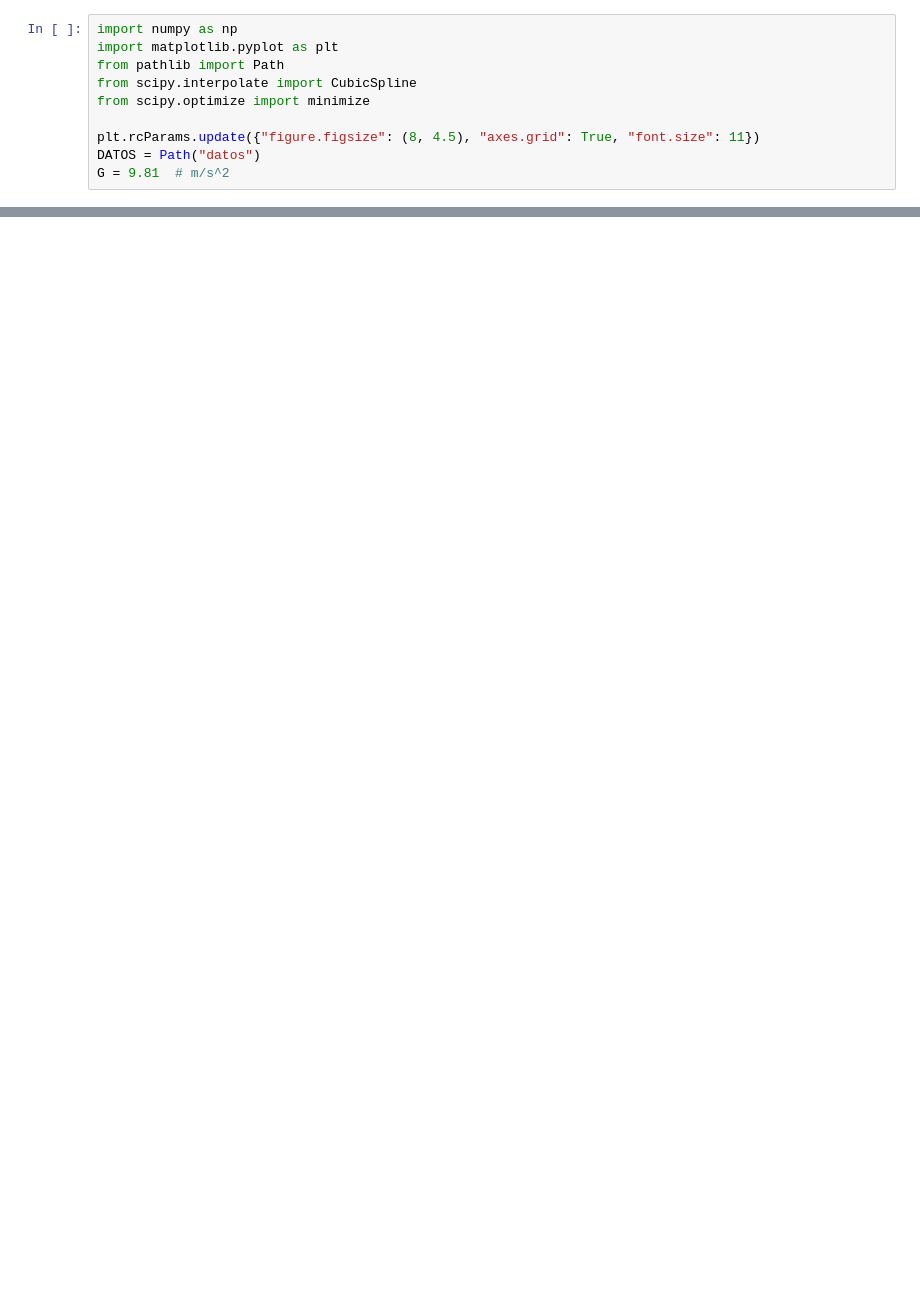
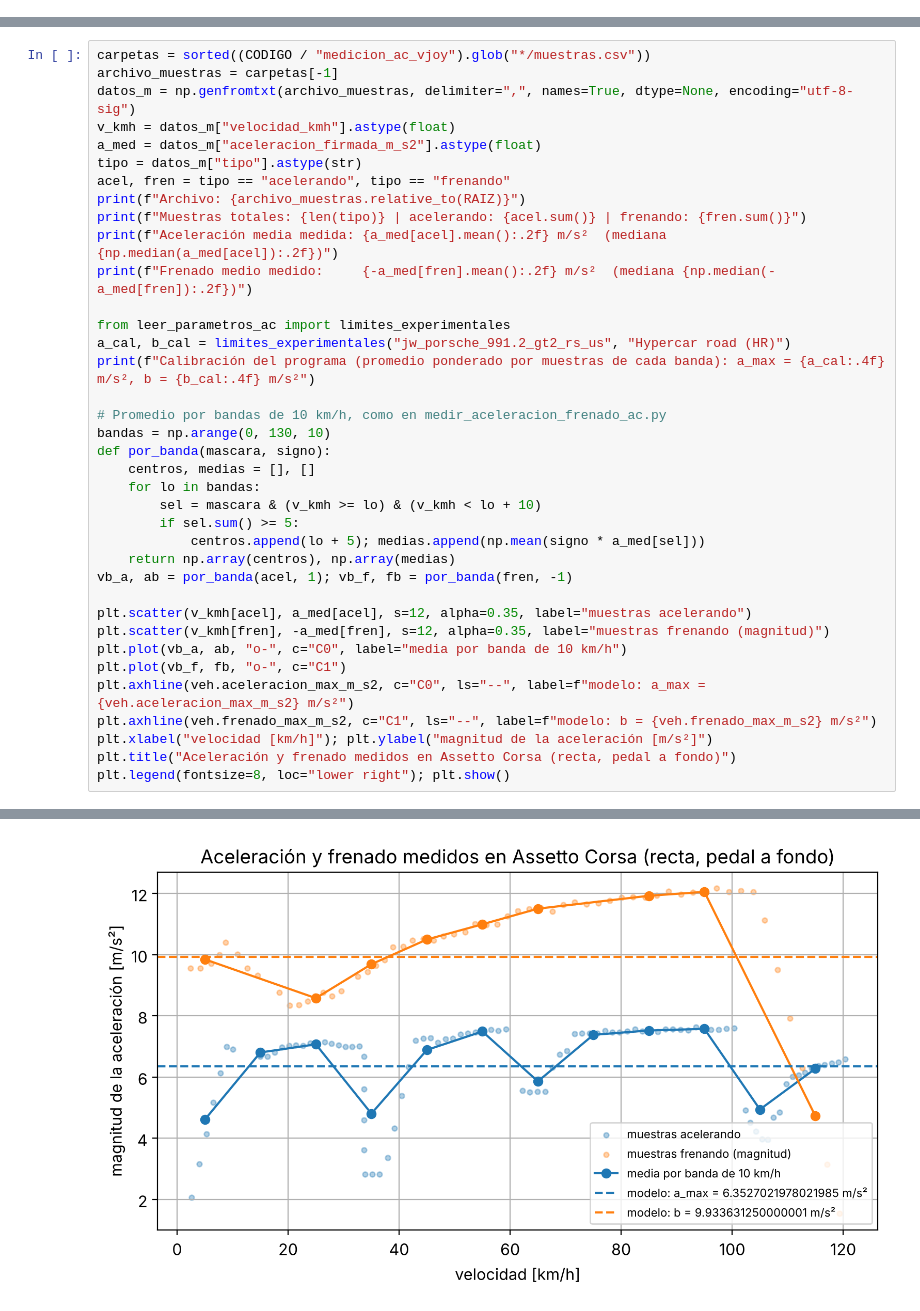
Before and after one commit to SamuelB562/Proyecto_Fisica, a Jupyter notebook: Proyecto_final_Fisica.ipynb, the cells around one changed output, grey strips where cells are left out. Cells and saved outputs as stored; diff of their text form; blank space fills up the shorter version.

```diff
--- a/Proyecto_final_Fisica.ipynb
+++ b/Proyecto_final_Fisica.ipynb
@@ -38,10 +0,0 @@ Los datos externos (geometría de Tocancipá y telemetría de Assetto Corsa) van
-# %%
-import numpy as np
-import matplotlib.pyplot as plt
-from pathlib import Path
-from scipy.interpolate import CubicSpline
-from scipy.optimize import minimize
-
-plt.rcParams.update({"figure.figsize": (8, 4.5), "axes.grid": True, "font.size": 11})
-DATOS = Path("datos")
-G = 9.81  # m/s^2
@@ -700,0 +405,38 @@ Recordar que todo lo que esté en el notebook puede ser objeto de preguntas en l
+# %%
+carpetas = sorted((CODIGO / "medicion_ac_vjoy").glob("*/muestras.csv"))
+archivo_muestras = carpetas[-1]
+datos_m = np.genfromtxt(archivo_muestras, delimiter=",", names=True, dtype=None, encoding="utf-8-sig")
+v_kmh = datos_m["velocidad_kmh"].astype(float)
+a_med = datos_m["aceleracion_firmada_m_s2"].astype(float)
+tipo = datos_m["tipo"].astype(str)
+acel, fren = tipo == "acelerando", tipo == "frenando"
+print(f"Archivo: {archivo_muestras.relative_to(RAIZ)}")
+print(f"Muestras totales: {len(tipo)} | acelerando: {acel.sum()} | frenando: {fren.sum()}")
+print(f"Aceleración media medida: {a_med[acel].mean():.2f} m/s²  (mediana {np.median(a_med[acel]):.2f})")
+print(f"Frenado medio medido:     {-a_med[fren].mean():.2f} m/s²  (mediana {np.median(-a_med[fren]):.2f})")
+
+from leer_parametros_ac import limites_experimentales
+a_cal, b_cal = limites_experimentales("jw_porsche_991.2_gt2_rs_us", "Hypercar road (HR)")
+print(f"Calibración del programa (promedio ponderado por muestras de cada banda): a_max = {a_cal:.4f} m/s², b = {b_cal:.4f} m/s²")
+
+# Promedio por bandas de 10 km/h, como en medir_aceleracion_frenado_ac.py
+bandas = np.arange(0, 130, 10)
+def por_banda(mascara, signo):
+    centros, medias = [], []
+    for lo in bandas:
+        sel = mascara & (v_kmh >= lo) & (v_kmh < lo + 10)
+        if sel.sum() >= 5:
+            centros.append(lo + 5); medias.append(np.mean(signo * a_med[sel]))
+    return np.array(centros), np.array(medias)
+vb_a, ab = por_banda(acel, 1); vb_f, fb = por_banda(fren, -1)
+
+plt.scatter(v_kmh[acel], a_med[acel], s=12, alpha=0.35, label="muestras acelerando")
+plt.scatter(v_kmh[fren], -a_med[fren], s=12, alpha=0.35, label="muestras frenando (magnitud)")
+plt.plot(vb_a, ab, "o-", c="C0", label="media por banda de 10 km/h")
+plt.plot(vb_f, fb, "o-", c="C1")
+plt.axhline(veh.aceleracion_max_m_s2, c="C0", ls="--", label=f"modelo: a_max = {veh.aceleracion_max_m_s2} m/s²")
+plt.axhline(veh.frenado_max_m_s2, c="C1", ls="--", label=f"modelo: b = {veh.frenado_max_m_s2} m/s²")
+plt.xlabel("velocidad [km/h]"); plt.ylabel("magnitud de la aceleración [m/s²]")
+plt.title("Aceleración y frenado medidos en Assetto Corsa (recta, pedal a fondo)")
+plt.legend(fontsize=8, loc="lower right"); plt.show()
+# %% [output]
@@ -700,0 +448 @@ Recordar que todo lo que esté en el notebook puede ser objeto de preguntas en l
+[figure, added]
```
Also changed, not shown: parts of 129 cells of this notebook.
